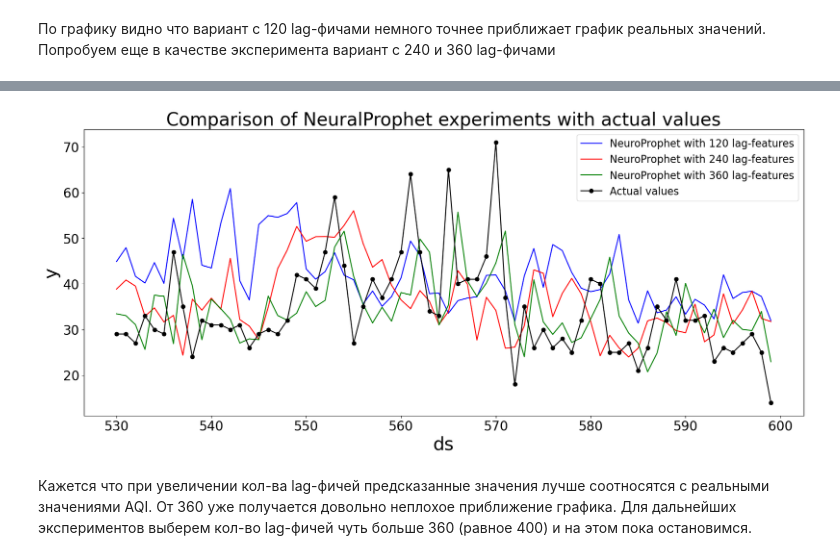
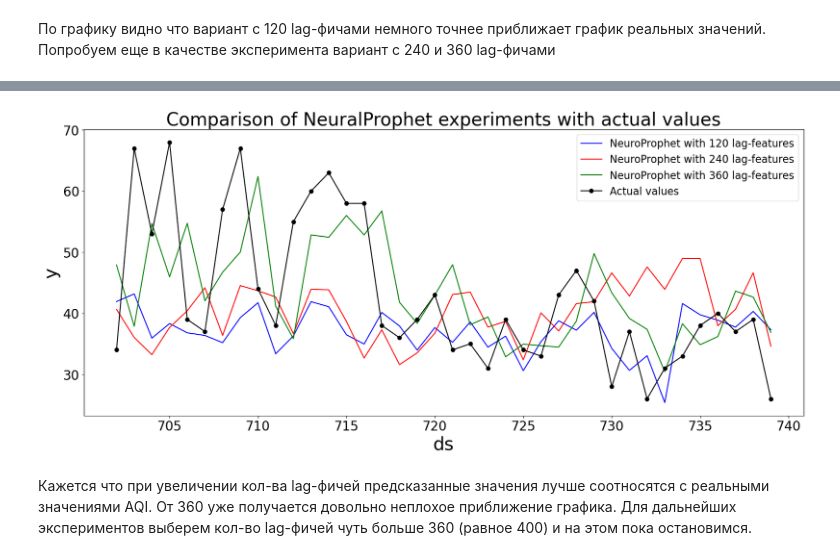
Before and after one commit to AlexandraNasonova/air_pollution_predict, a Jupyter notebook: airpollpredictor2/DL_experiments.ipynb, the cells around one changed output, grey strips where cells are left out. Drawn from its saved outputs; the diff is of its cells as text; code cells hidden in the pictures.

```diff
--- a/airpollpredictor2/DL_experiments.ipynb
+++ b/airpollpredictor2/DL_experiments.ipynb
@@ -281,18 +281,18 @@ plt.show()
 # %%
 fig, ax = plt.subplots(figsize=(20, 8))
 # ax.plot(experiments_dict["experiment two"]['yhat1'][530:600], '-r', color='orange', label="NeuroProphet with 30 lag-features")
-ax.plot(experiments_dict["experiment three"]['yhat1'][530:600], '-r', color='blue', label="NeuroProphet with 120 lag-features")
-ax.plot(experiments_dict["experiment four"]['yhat1'][530:600], '-r', color='red', label="NeuroProphet with 240 lag-features")
-ax.plot(experiments_dict["experiment five"]['yhat1'][530:600], '-r', color='green', label="NeuroProphet with 360 lag-features")
-ax.plot(df_val["y"][530:600], '-o', color='black', label="Actual values")
+ax.plot(experiments_dict["experiment three"]['yhat1'][702:740], '-r', color='blue', label="NeuroProphet with 120 lag-features")
+ax.plot(experiments_dict["experiment four"]['yhat1'][702:740], '-r', color='red', label="NeuroProphet with 240 lag-features")
+ax.plot(experiments_dict["experiment five"]['yhat1'][702:740], '-r', color='green', label="NeuroProphet with 360 lag-features")
+ax.plot(df_val["y"][702:740], '-o', color='black', label="Actual values")
 ax.legend(loc='upper right', fontsize=16)
 ax.tick_params(axis='both', which='major', labelsize=20)
 ax.set_xlabel("ds", fontsize=28)
 ax.set_ylabel("y", fontsize=28)
 ax.set_title("Comparison of NeuralProphet experiments with actual values", fontsize=28)
 plt.show()
 # %% [output]
-[figure, old version]
+[figure, new version]
 # %% [markdown]
 Кажется что при увеличении кол-ва lag-фичей предсказанные значения лучше соотносятся с реальными значениями AQI. От 360 уже получается довольно неплохое приближение графика. Для дальнейших экспериментов выберем кол-во lag-фичей чуть больше 360 (равное 400) и на этом пока остановимся.
 # %%
```
Also changed, not shown: parts of 31 cells of this notebook.
